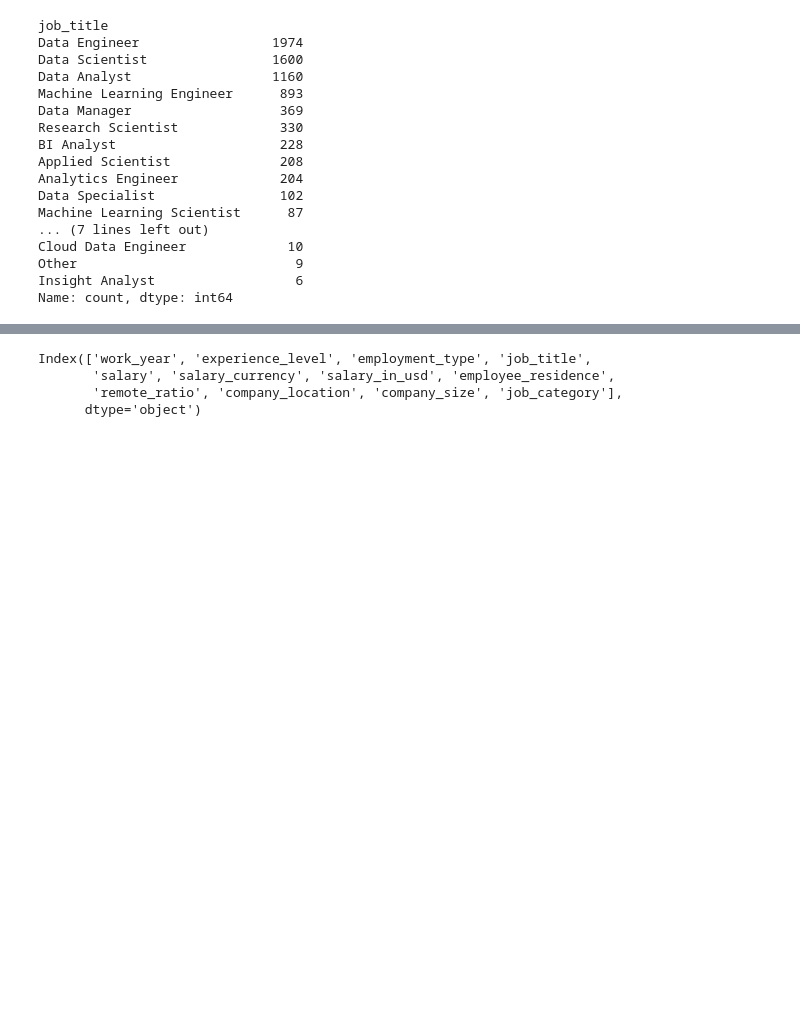
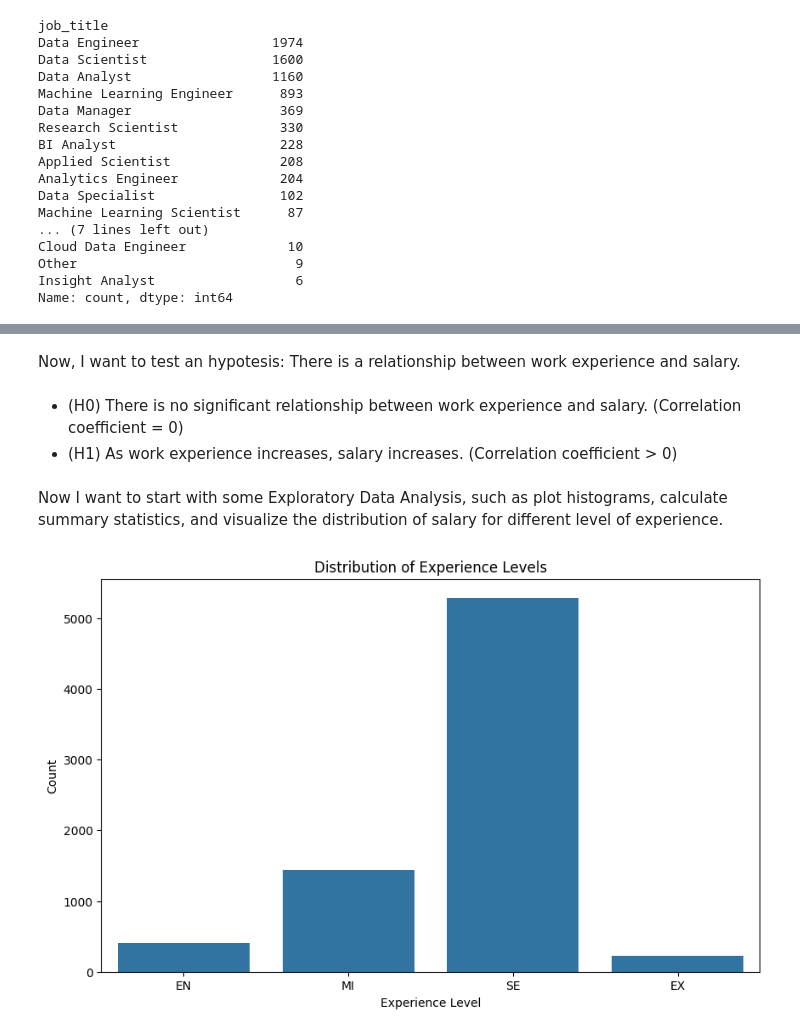
Before and after one commit to meleknurs/data_science_projects, a Jupyter notebook: group_task/salaries_ai.ipynb, the cells around one changed output, grey strips where cells are left out. Drawn from its saved outputs; the diff is of its cells as text; code cells hidden in the pictures; blank space fills up the shorter version.

Commit message:
finish exploratory and descriptive analysis

```diff
--- a/group_task/salaries_ai.ipynb
+++ b/group_task/salaries_ai.ipynb
@@ -202,11 +196,19 @@ Text(0.5, 1.0, 'Number of People in Each Job Category')
-# %%
-import pandas as pd
-import seaborn as sns
-import matplotlib.pyplot as plt
-
-salaries.columns
-# %% [output]
-Index(['work_year', 'experience_level', 'employment_type', 'job_title',
-       'salary', 'salary_currency', 'salary_in_usd', 'employee_residence',
-       'remote_ratio', 'company_location', 'company_size', 'job_category'],
-      dtype='object')
+# %% [markdown]
+Now, I want to test an hypotesis: There is a relationship between work experience and salary.
+# %% [markdown]
+
+
+*   (H0) There is no significant relationship between work experience and salary. (Correlation coefficient = 0)
+*   (H1) As work experience increases, salary increases. (Correlation coefficient > 0)
+# %% [markdown]
+Now I want to start with some Exploratory Data Analysis, such as plot histograms, calculate summary statistics, and visualize the distribution of salary for different level of experience.
+# %%
+# Plot the distribution of experience level
+plt.figure(figsize=(10,6))
+sns.countplot(data=salaries, x='experience_level', order=['EN', 'MI', 'SE', 'EX'])
+plt.title('Distribution of Experience Levels')
+plt.xlabel('Experience Level')
+plt.ylabel('Count')
+plt.show()
+# %% [output]
+[figure, added]
```
Also changed, not shown: parts of 15 cells of this notebook.
